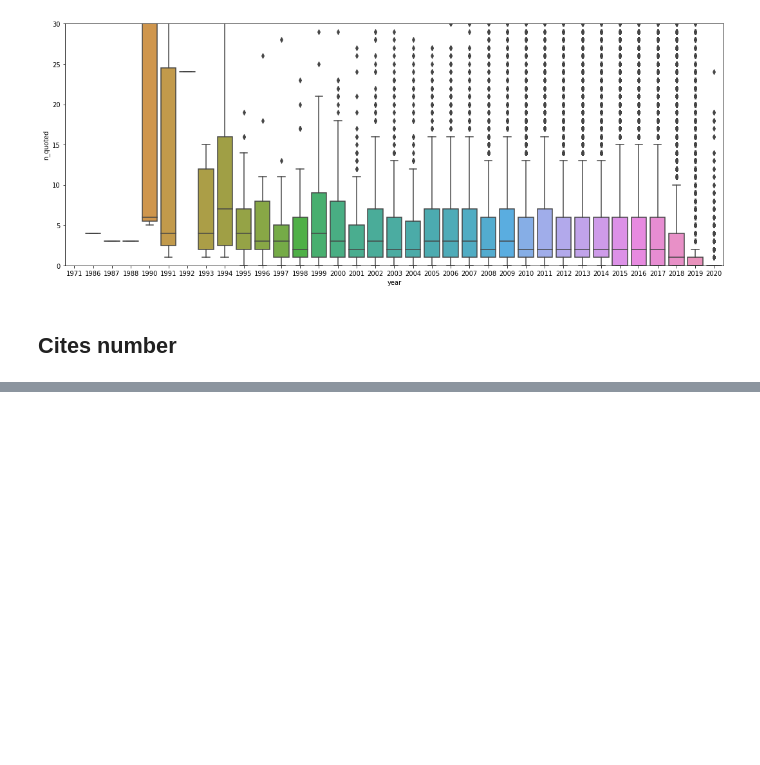
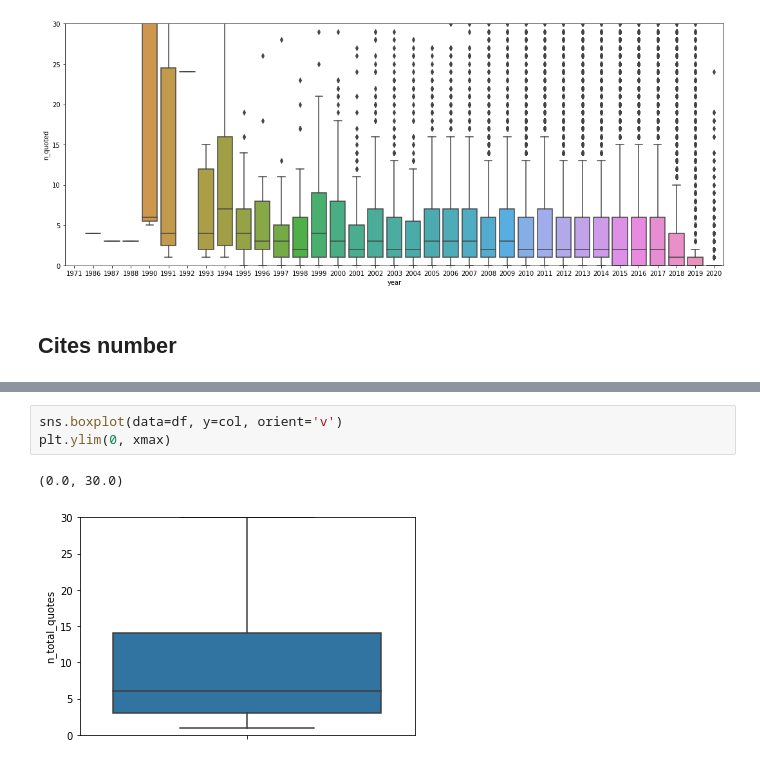
Before and after one commit to caiolmart/node-concordance, a Jupyter notebook: notebooks/eda/01_exploratory_data_analysis.ipynb, the cells around one changed output, grey strips where cells are left out. Saved outputs shown, nothing was run; the diff lists cells and outputs as text; blank space fills up the shorter version.

```diff
--- a/notebooks/eda/01_exploratory_data_analysis.ipynb
+++ b/notebooks/eda/01_exploratory_data_analysis.ipynb
@@ -150,0 +184,6 @@ plt.tight_layout()
+# %%
+sns.boxplot(data=df, y=col, orient='v')
+plt.ylim(0, xmax)
+# %% [output]
+(0.0, 30.0)
+[figure, added]
```
Also changed, not shown: parts of 19 cells of this notebook.
